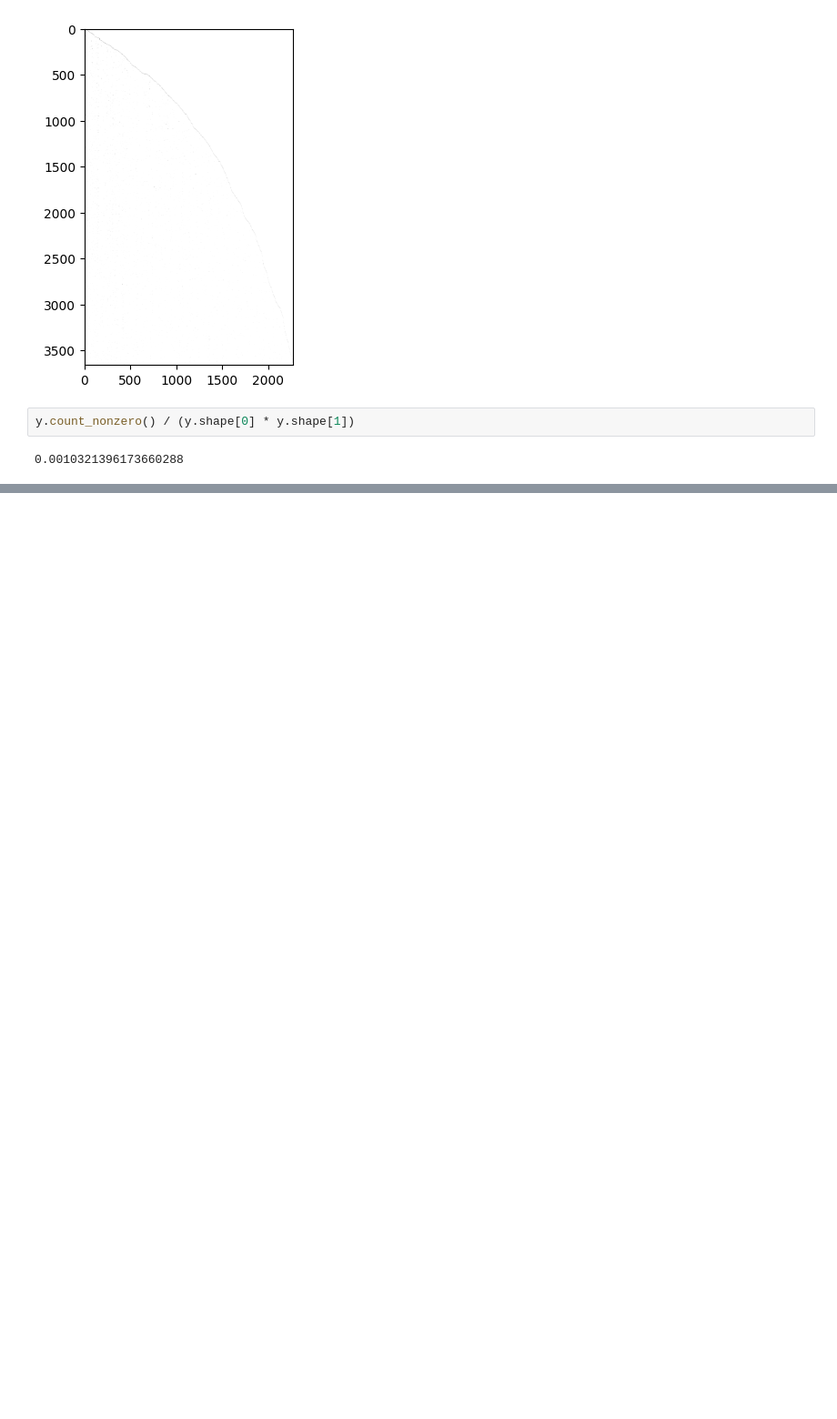
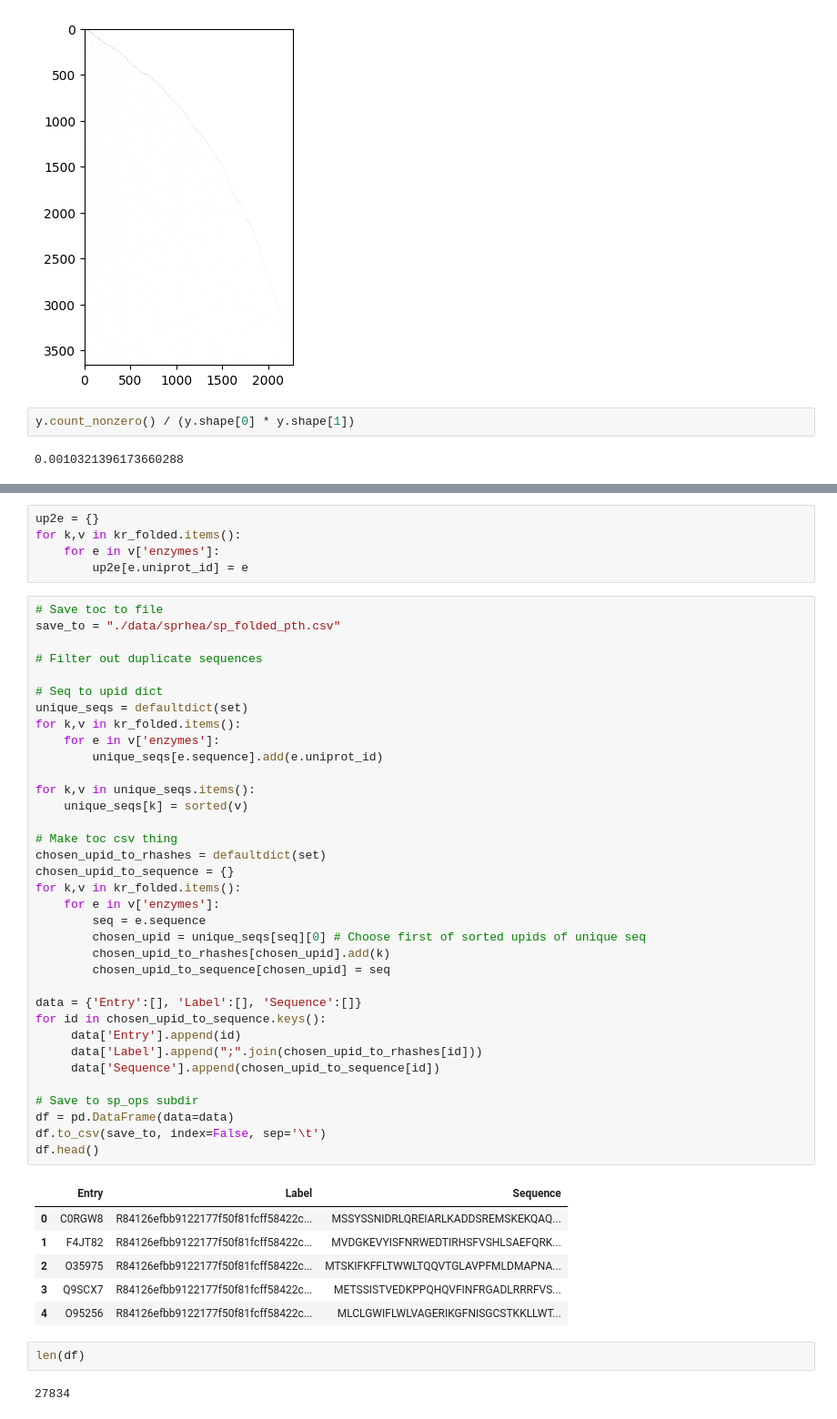
Before and after one commit to stefanpate/rcgnn, a Jupyter notebook: notebooks/organize_sp_ops_data.ipynb, the cells around one changed output, grey strips where cells are left out. Shown at 91% size. Drawn from its saved outputs; the diff is of its cells as text; blank space fills up the shorter version.

```diff
--- a/notebooks/organize_sp_ops_data.ipynb
+++ b/notebooks/organize_sp_ops_data.ipynb
@@ -87,0 +278,51 @@ y.count_nonzero() / (y.shape[0] * y.shape[1])
+# %%
+up2e = {}
+for k,v in kr_folded.items():
+    for e in v['enzymes']:
+        up2e[e.uniprot_id] = e
+# %%
+# Save toc to file
+save_to = "./data/sprhea/sp_folded_pth.csv"
+
+# Filter out duplicate sequences
+
+# Seq to upid dict
+unique_seqs = defaultdict(set)
+for k,v in kr_folded.items():
+    for e in v['enzymes']:
+        unique_seqs[e.sequence].add(e.uniprot_id)
+
+for k,v in unique_seqs.items():
+    unique_seqs[k] = sorted(v)
+
+# Make toc csv thing
+chosen_upid_to_rhashes = defaultdict(set)
+chosen_upid_to_sequence = {}
+for k,v in kr_folded.items():
+    for e in v['enzymes']:
+        seq = e.sequence
+        chosen_upid = unique_seqs[seq][0] # Choose first of sorted upids of unique seq
+        chosen_upid_to_rhashes[chosen_upid].add(k)
+        chosen_upid_to_sequence[chosen_upid] = seq
+
+data = {'Entry':[], 'Label':[], 'Sequence':[]}
+for id in chosen_upid_to_sequence.keys():
+     data['Entry'].append(id)
+     data['Label'].append(";".join(chosen_upid_to_rhashes[id]))
+     data['Sequence'].append(chosen_upid_to_sequence[id])
+
+# Save to sp_ops subdir
+df = pd.DataFrame(data=data)
+df.to_csv(save_to, index=False, sep='\t')
+df.head()
+# %% [output]
+|  | Entry | Label | Sequence |
+| 0 | C0RGW8 | R84126efbb9122177f50f81fcff58422c... | MSSYSSNIDRLQREIARLKADDSREMSKEKQAQ... |
+| 1 | F4JT82 | R84126efbb9122177f50f81fcff58422c... | MVDGKEVYISFNRWEDTIRHSFVSHLSAEFQRK... |
+| 2 | O35975 | R84126efbb9122177f50f81fcff58422c... | MTSKIFKFFLTWWLTQQVTGLAVPFMLDMAPNA... |
+| 3 | Q9SCX7 | R84126efbb9122177f50f81fcff58422c... | METSSISTVEDKPPQHQVFINFRGADLRRRFVS... |
+| 4 | O95256 | R84126efbb9122177f50f81fcff58422c... | MLCLGWIFLWLVAGERIKGFNISGCSTKKLLWT... |
+# %%
+len(df)
+# %% [output]
+27834
```
Also changed, not shown: parts of 29 cells of this notebook, 22 other files.
